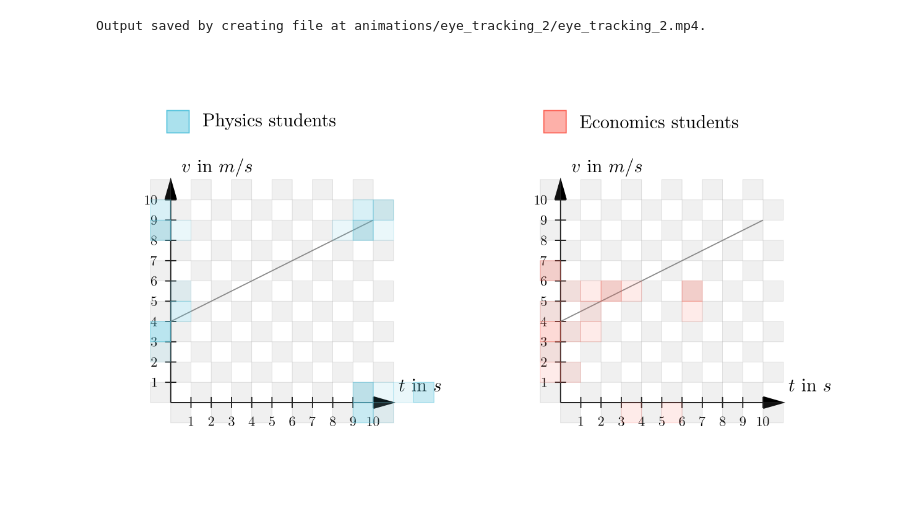
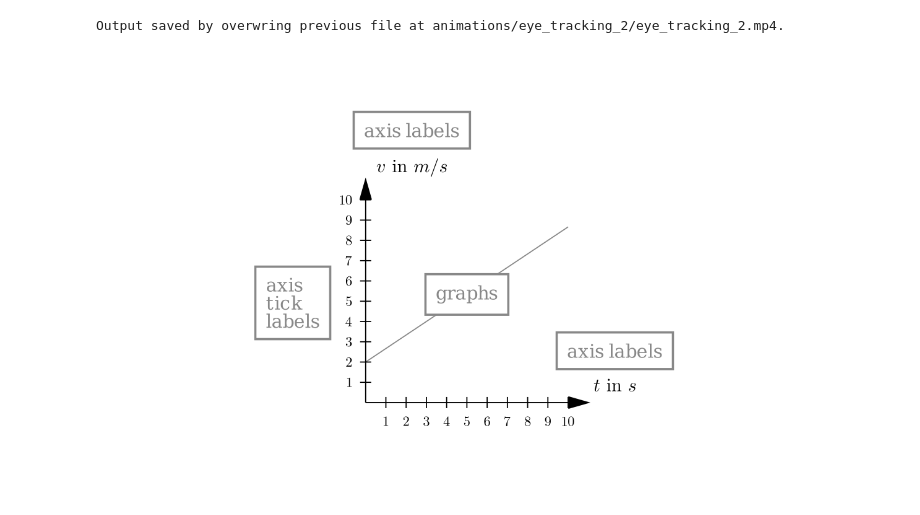
Before and after one commit to CVC97/Physics-Education-Animations, a Jupyter notebook: eye_tracking_2.ipynb, the cells around one changed output. Drawn from its saved outputs; the diff is of its cells as text; code cells hidden in the pictures.

```diff
--- a/eye_tracking_2.ipynb
+++ b/eye_tracking_2.ipynb
@@ -83,6 +86,7 @@ class et_Scene(Scene):
 
         ax1_base = np.array([-4, -0.5, 0])
         ax2_base = np.array([3, -0.5, 0])
+        shift_distance = abs(ax1_base[0] - ax2_base[0])
         ax_merge_base = np.array([-0.5, -0.5, 0])
 
 
@@ -93,65 +97,93 @@ class et_Scene(Scene):
         text_b_square = Square(color = RED, fill_opacity = 0.5, stroke_opacity = 1, side_length = 0.4, stroke_width = 2).next_to(text_b, LEFT)
 
 
-        # axes
+        # same type axes
         ax1_ax = Axes(x_range = x_range, y_range = y_range, x_length = 4, y_length = 4, axis_config = {"font_size": 24, "tip_width": 0.2}).add_coordinates().move_to(ax1_base).set_color(BLACK)
         ax1_xlabel = ax1_ax.get_x_axis_label(Tex(r"$t$ in $s$", color = BLACK, font_size = 32))
         ax1_ylabel = ax1_ax.get_y_axis_label(Tex(r"$v$ in $m/s$", color = BLACK, font_size = 32))
-        ax1 = VGroup(ax1_ax, ax1_xlabel, ax1_ylabel)
+        ax1_alt_xlabel = ax1_ax.get_x_axis_label(Tex(r"$t$ in $months$", color = BLACK, font_size = 32))
+        ax1_alt_ylabel = ax1_ax.get_y_axis_label(Tex(r"$price$ in $EUR$", color = BLACK, font_size = 32))
+        ax1_func = ax1_ax.plot(lambda x_var: x_var / 2 + 4, color = GREY, stroke_width = 2, stroke_opacity = 1, x_range = [0, 10])
+        ax1 = VGroup(ax1_ax, ax1_xlabel, ax1_ylabel, ax1_func)
 
         ax2_ax = Axes(x_range = x_range, y_range = y_range, x_length = 4, y_length = 4, axis_config = {"font_size": 24, "tip_width": 0.2, "tip_length": 9999999}).add_coordinates().move_to(ax2_base).set_color(BLACK)
         ax2_xlabel = ax2_ax.get_x_axis_label(Tex(r"$t$ in $s$", color = BLACK, font_size = 32))
         ax2_ylabel = ax2_ax.get_y_axis_label(Tex(r"$v$ in $m/s$", color = BLACK, font_size = 32))
+        ax2_func = ax2_ax.plot(lambda x_var: x_var / 2 + 4, color = GREY, stroke_width = 2, stroke_opacity = 1, x_range = [0, 10])
+        ax2_alt_ylabel = ax2_ax.get_y_axis_label(Tex(r"$price$ in $EUR$", color = BLACK, font_size = 32))
+        ax2_alt_xlabel = ax2_ax.get_x_axis_label(Tex(r"$t$ in $months$", color = BLACK, font_size = 32))
+        ax2_alt_func = ax2_ax.plot(lambda x_var: x_var, color = GREY, stroke_width = 2, stroke_opacity = 1, x_range = [0, 10])
         ax2 = VGroup(ax2_ax, ax2_xlabel, ax2_ylabel)
 
+
+        # merge axis with descriptions
         ax_merge_ax = Axes(x_range = x_range, y_range = y_range, x_length = 4, y_length = 4, axis_config = {"font_size": 24, "tip_width": 0.2, "tip_length": 9999999}).add_coordinates().move_to(ax_merge_base).set_color(BLACK)
         ax_merge_xlabel = ax_merge_ax.get_x_axis_label(Tex(r"$t$ in $s$", color = BLACK, font_size = 32))
         ax_merge_ylabel = ax_merge_ax.get_y_axis_label(Tex(r"$v$ in $m/s$", color = BLACK, font_size = 32))
-        ax_merge = VGroup(ax_merge_ax, ax_merge_xlabel, ax_merge_ylabel)
+        ax_merge_func = ax_merge_ax.plot(lambda x_var: x_var / 1.5 + 2, color = GREY, stroke_width = 2, stroke_opacity = 1, x_range = [0, 10])
+        ax_merge_func.z_index = -5
+
+        ax_merge_xlabel_text = Text(r"axis labels", color = GREY, font_size = 24).next_to(ax_merge_xlabel, 1.5*UP)
+        ax_merge_xlabel_text_box = SurroundingRectangle(ax_merge_xlabel_text, buff = .2, color = GREY)
+        ax_merge_ylabel_text = Text(r"axis labels", color = GREY, font_size = 24).next_to(ax_merge_ylabel, 1.5*UP)
+        ax_merge_ylabel_text_box = SurroundingRectangle(ax_merge_ylabel_text, buff = .2, color = GREY)
+        ax_merge_func_text = Text(r"graphs", color = GREY, font_size = 24).move_to(ax_merge_func.get_center())
+        ax_merge_func_text.z_index = -1
+        ax_merge_func_text_box = SurroundingRectangle(ax_merge_func_text, fill_color = WHITE, fill_opacity = 1, buff = .2, color = GREY)
+        ax_merge_func_text_box.z_index = -3
+        ax_merge_tick_labels_text = Text(f"axis\ntick\nlabels", color = GREY, font_size = 24).next_to(ax_merge_ax, 1.5*LEFT)
+        ax_merge_tick_labels_text_box = SurroundingRectangle(ax_merge_tick_labels_text, buff = .2, color = GREY)
+        ax_merge = VGroup(
+            ax_merge_ax, ax_merge_xlabel, ax_merge_ylabel,
+            ax_merge_xlabel_text, ax_merge_ylabel_text, ax_merge_func_text, ax_merge_tick_labels_text,
+            ax_merge_xlabel_text_box, ax_merge_ylabel_text_box, ax_merge_func_text_box, ax_merge_tick_labels_text_box)
 
 
         # square function
         def get_color_square(ax, x, y, square_color):
             square_side_length = (ax.c2p(1, 0, 0) - ax.c2p(0, 0, 0))[0]
             return Square(color = square_color, fill_opacity = 0.125, stroke_opacity = 0.25, side_length = square_side_length, stroke_width = 1).move_to(ax.c2p(int(x) + 0.5, int(y) + 0.5, 0))
 
 
         # grey squares for both axes
         ax1_square_group = VGroup()
         ax2_square_group = VGroup()
         ax_merge_square_group = VGroup()
         for x_int in range(-1, 11, 1):
             for y_int in range(-1, 11, 1):
                 if ((x_int % 2 - 0.5) * (y_int % 2 - 0.5)) < 0:
                     ax1_square_group.add(get_color_square(ax1_ax, x_int, y_int, GREY))
                     ax2_square_group.add(get_color_square(ax2_ax, x_int, y_int, GREY))
-                    ax_merge_square_group.add(get_color_square(ax_merge_ax, x_int, y_int, GREY))
-
-
-        # graphs
-        ax1_func = ax1_ax.plot(lambda x_var: x_var / 2 + 4, color = GREY, stroke_width = 2, stroke_opacity = 1, x_range = [0, 10])
-        ax2_func = ax2_ax.plot(lambda x_var: x_var / 2 + 4, color = GREY, stroke_width = 2, stroke_opacity = 1, x_range = [0, 10])
-        ax_merge_func = ax_merge_ax.plot(lambda x_var: x_var / 2 + 4, color = GREY, stroke_width = 2, stroke_opacity = 1, x_range = [0, 10])
+                    #ax_merge_square_group.add(get_color_square(ax_merge_ax, x_int, y_int, GREY))
 
 
         # view squares
         physics_view_square_group = VGroup()
         economics_view_square_group = VGroup()
         merge_view_square_group = VGroup()
         for square_coord in physics_view_data:
             physics_view_square_group.add(get_color_square(ax1_ax, *square_coord, BLUE))
-            merge_view_square_group.add(get_color_square(ax_merge_ax, *square_coord, BLUE))
+            #merge_view_square_group.add(get_color_square(ax_merge_ax, *square_coord, BLUE))
 
         for square_coord in economics_view_data:
             economics_view_square_group.add(get_color_square(ax2_ax, *square_coord, RED))
-            merge_view_square_group.add(get_color_square(ax_merge_ax, *square_coord, RED))
+            #merge_view_square_group.add(get_color_square(ax_merge_ax, *square_coord, RED))
 
 
-        self.add(text_a, text_b, text_a_square, text_b_square)
-        self.add(ax1, ax2, ax1_square_group, ax2_square_group, ax1_func, ax2_func)
-        self.add(physics_view_square_group, economics_view_square_group)
+        # self.add(text_a, text_b, text_a_square, text_b_square)
+        # self.add(ax1, ax2, ax1_square_group, ax2_square_group, ax1_func, ax2_func)
+        # self.add(physics_view_square_group, economics_view_square_group)
 
-        #self.add(ax_merge, ax_merge_square_group, ax_merge_func, merge_view_square_group)
+        # physics_shift_group = VGroup(ax1, ax1_square_group, ax1_func, physics_view_square_group)
+        # economics_shift_group = VGroup(ax2, ax2_square_group, ax2_func, economics_view_square_group)
+
+        # self.wait(1)
+        # self.play(physics_shift_group.animate.shift(shift_distance / 2 * RIGHT), economics_shift_group.animate.shift(shift_distance / 2 * LEFT), run_time = 3)
+        # self.wait(3)
+        # self.play(physics_shift_group.animate.shift(shift_distance / 2 * LEFT), economics_shift_group.animate.shift(shift_distance / 2 * RIGHT), run_time = 3)
+        # self.wait(3)
+
+        self.add(ax_merge, ax_merge_square_group, ax_merge_func, merge_view_square_group)
 # %% [output]
-Output saved by creating file at animations/eye_tracking_2/eye_tracking_2.mp4.
+Output saved by overwring previous file at animations/eye_tracking_2/eye_tracking_2.mp4.
-[figure, old version]
+[figure, new version]
```
Also changed, not shown: parts of 1 cell of this notebook.
